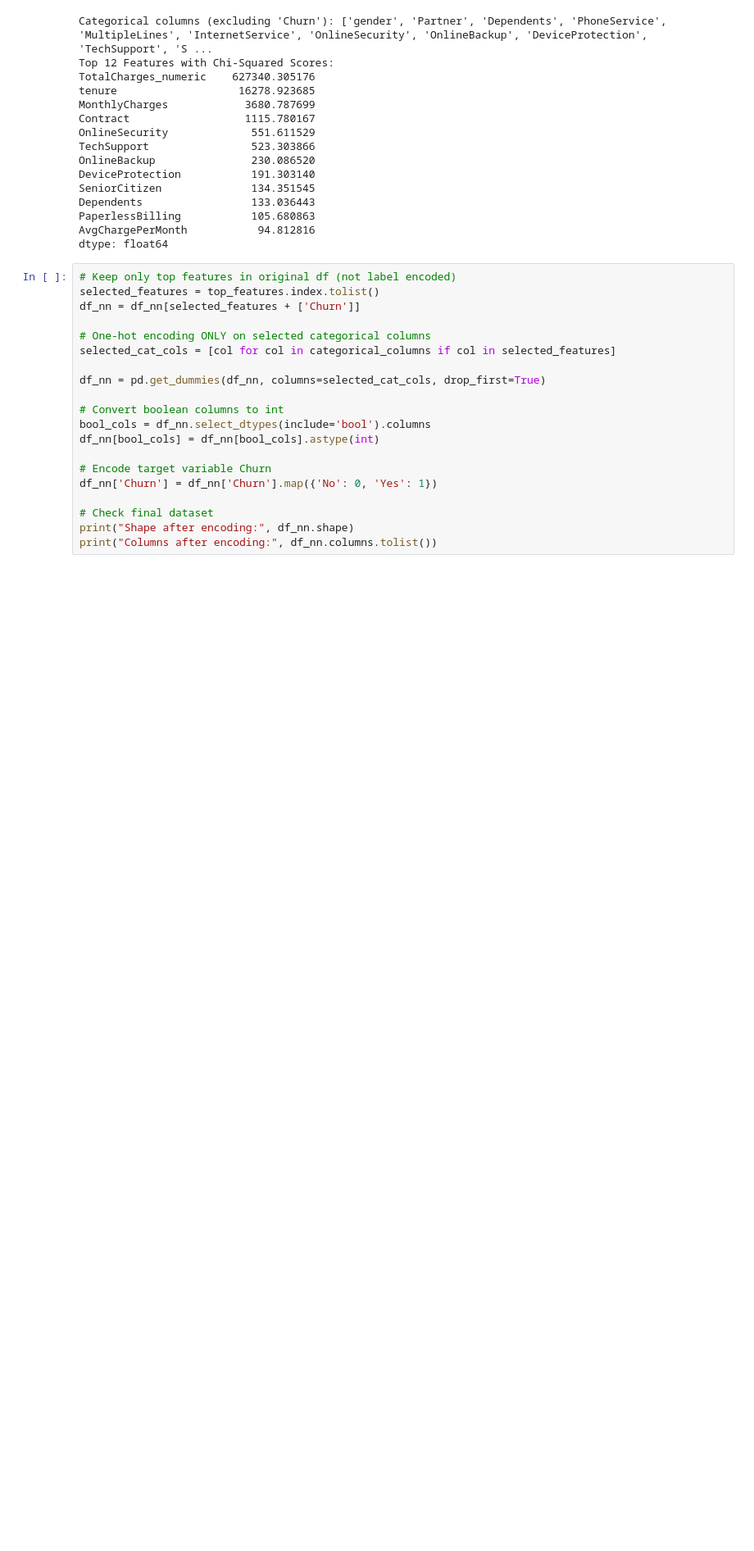
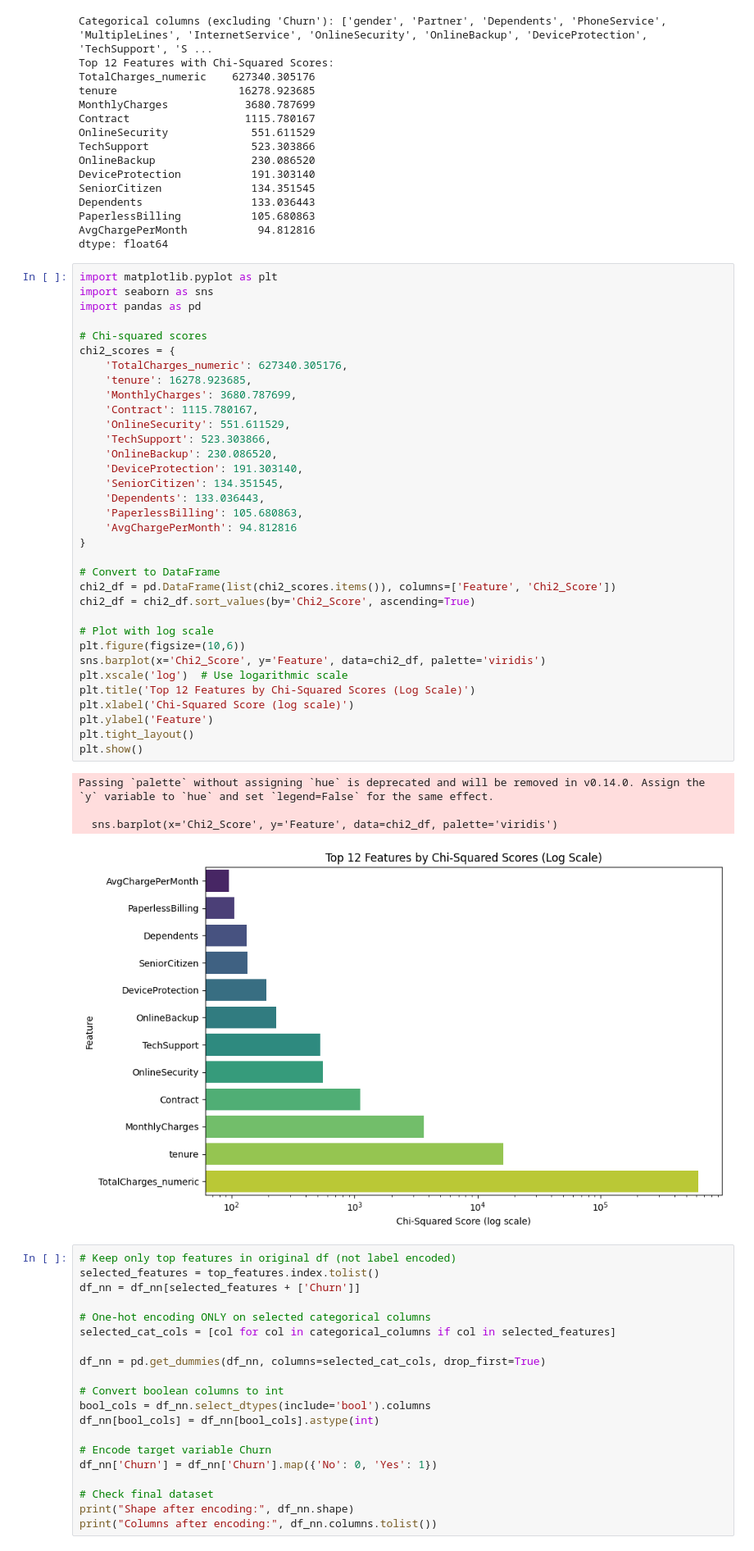
Before and after one commit to Kavishka2401/CustomerChurnPredictionSystem, a Jupyter notebook: 2_Preprocessing.ipynb, the cells around one changed output. Shown at 82% size. Drawn from its saved outputs; the diff is of its cells as text; blank space fills up the shorter version.

Commit message:
Added feature importance plot

```diff
--- a/2_Preprocessing.ipynb
+++ b/2_Preprocessing.ipynb
@@ -161,6 +161,45 @@ Dependents                 133.036443
 PaperlessBilling           105.680863
 AvgChargePerMonth           94.812816
 dtype: float64
+# %%
+import matplotlib.pyplot as plt
+import seaborn as sns
+import pandas as pd
+
+# Chi-squared scores
+chi2_scores = {
+    'TotalCharges_numeric': 627340.305176,
+    'tenure': 16278.923685,
+    'MonthlyCharges': 3680.787699,
+    'Contract': 1115.780167,
+    'OnlineSecurity': 551.611529,
+    'TechSupport': 523.303866,
+    'OnlineBackup': 230.086520,
+    'DeviceProtection': 191.303140,
+    'SeniorCitizen': 134.351545,
+    'Dependents': 133.036443,
+    'PaperlessBilling': 105.680863,
+    'AvgChargePerMonth': 94.812816
+}
+
+# Convert to DataFrame
+chi2_df = pd.DataFrame(list(chi2_scores.items()), columns=['Feature', 'Chi2_Score'])
+chi2_df = chi2_df.sort_values(by='Chi2_Score', ascending=True)
+
+# Plot with log scale
+plt.figure(figsize=(10,6))
+sns.barplot(x='Chi2_Score', y='Feature', data=chi2_df, palette='viridis')
+plt.xscale('log')  # Use logarithmic scale
+plt.title('Top 12 Features by Chi-Squared Scores (Log Scale)')
+plt.xlabel('Chi-Squared Score (log scale)')
+plt.ylabel('Feature')
+plt.tight_layout()
+plt.show()
+# %% [output]
+Passing `palette` without assigning `hue` is deprecated and will be removed in v0.14.0. Assign the `y` variable to `hue` and set `legend=False` for the same effect.
+
+  sns.barplot(x='Chi2_Score', y='Feature', data=chi2_df, palette='viridis')
+[figure, added]
 # %%
 # Keep only top features in original df (not label encoded)
 selected_features = top_features.index.tolist()
```
